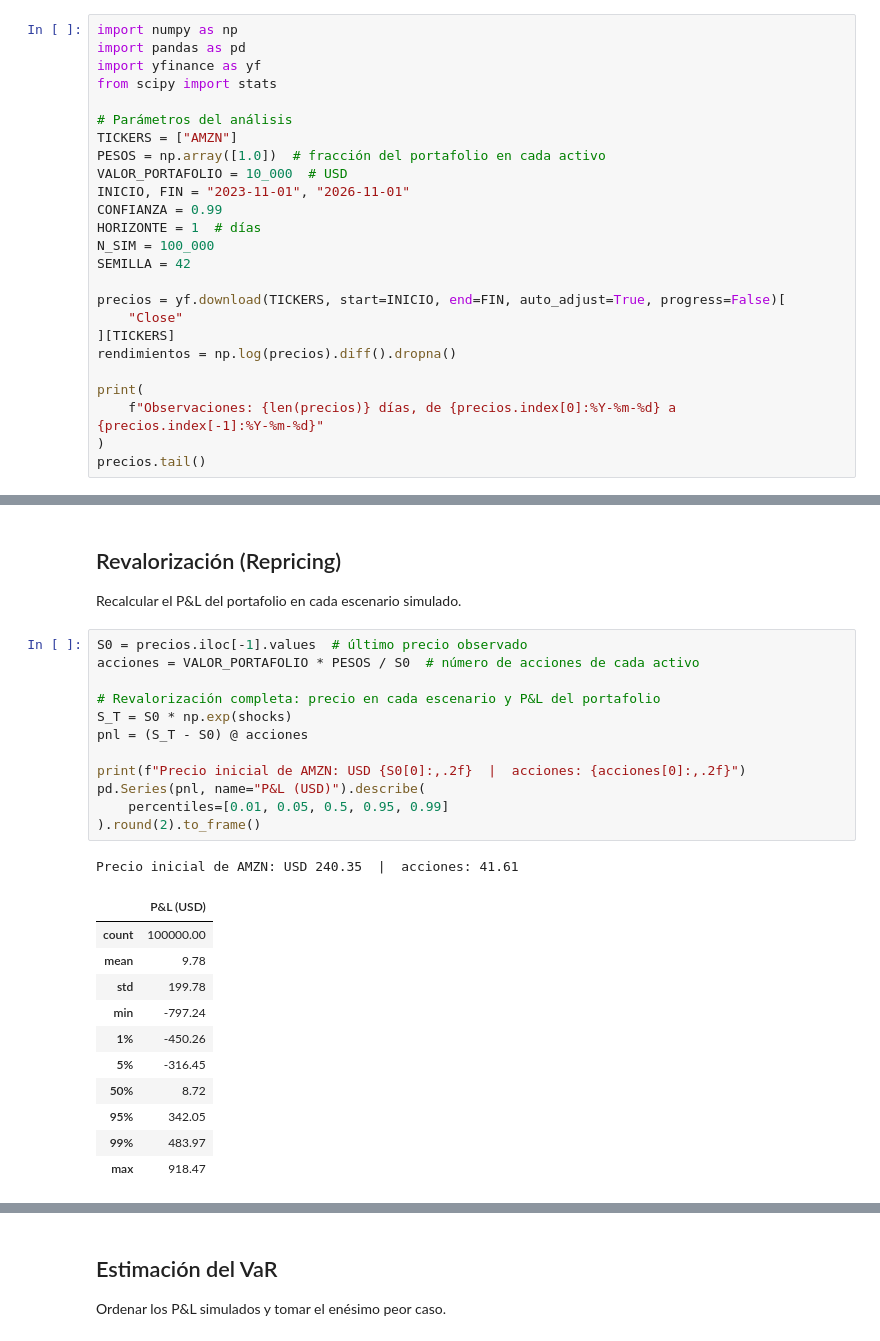
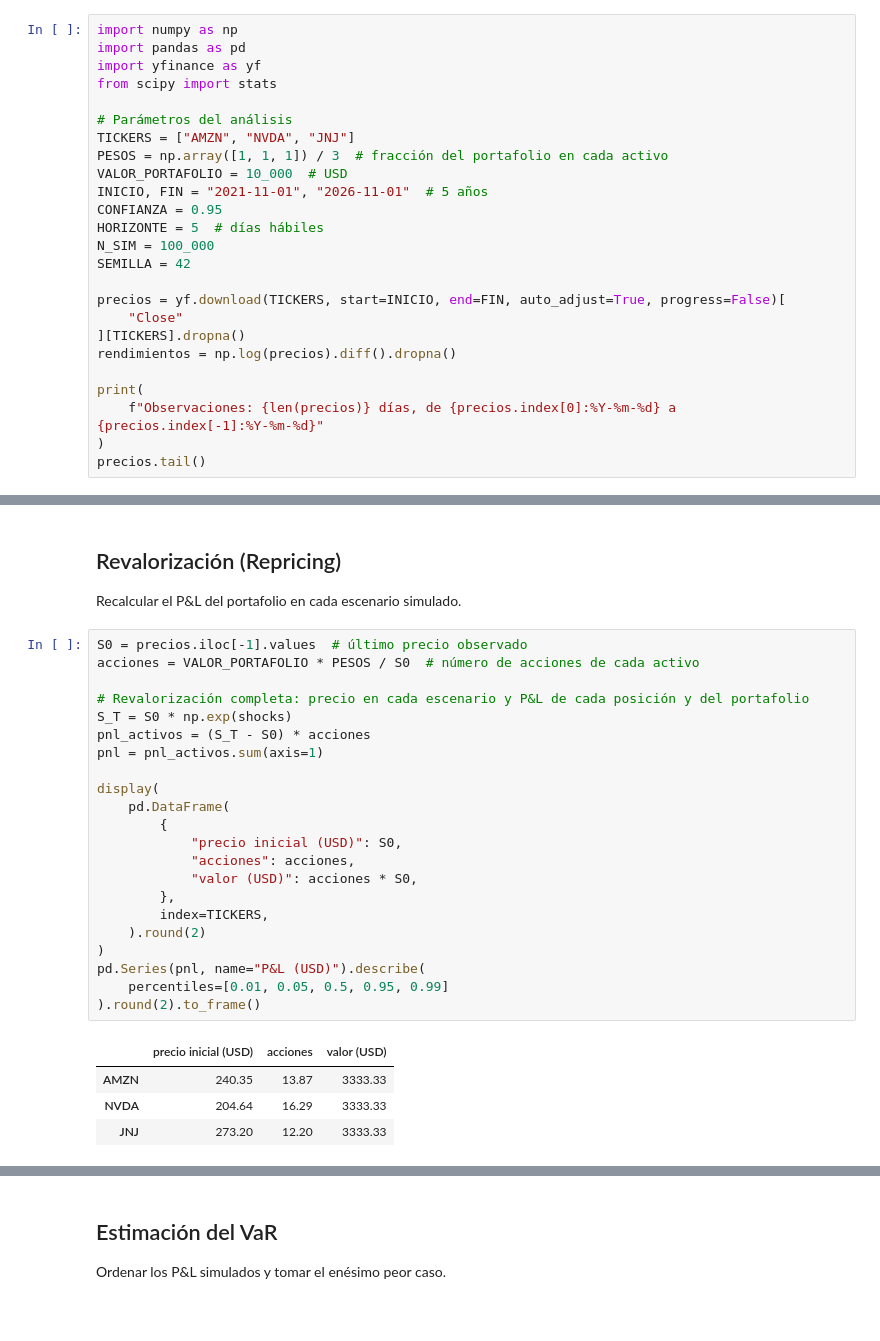
Before and after one commit to josgarciave/montecarlo-bomba-atomica-finanzas, a Jupyter notebook: notebooks/01_var.ipynb, the cells around one changed output, grey strips where cells are left out. Cells and saved outputs as stored; diff of their text form; blank space fills up the shorter version.

```diff
--- a/notebooks/01_var.ipynb
+++ b/notebooks/01_var.ipynb
@@ -24,18 +24,18 @@ import yfinance as yf
 from scipy import stats
 
 # Parámetros del análisis
-TICKERS = ["AMZN"]
-PESOS = np.array([1.0])  # fracción del portafolio en cada activo
+TICKERS = ["AMZN", "NVDA", "JNJ"]
+PESOS = np.array([1, 1, 1]) / 3  # fracción del portafolio en cada activo
 VALOR_PORTAFOLIO = 10_000  # USD
-INICIO, FIN = "2023-11-01", "2026-11-01"
-CONFIANZA = 0.99
-HORIZONTE = 1  # días
+INICIO, FIN = "2021-11-01", "2026-11-01"  # 5 años
+CONFIANZA = 0.95
+HORIZONTE = 5  # días hábiles
 N_SIM = 100_000
 SEMILLA = 42
 
 precios = yf.download(TICKERS, start=INICIO, end=FIN, auto_adjust=True, progress=False)[
     "Close"
-][TICKERS]
+][TICKERS].dropna()
 rendimientos = np.log(precios).diff().dropna()
 
 print(
@@ -211,25 +259,27 @@ Recalcular el P&L del portafolio en cada escenario simulado.
 # %%
 S0 = precios.iloc[-1].values  # último precio observado
 acciones = VALOR_PORTAFOLIO * PESOS / S0  # número de acciones de cada activo
 
-# Revalorización completa: precio en cada escenario y P&L del portafolio
+# Revalorización completa: precio en cada escenario y P&L de cada posición y del portafolio
 S_T = S0 * np.exp(shocks)
-pnl = (S_T - S0) @ acciones
+pnl_activos = (S_T - S0) * acciones
+pnl = pnl_activos.sum(axis=1)
 
-print(f"Precio inicial de AMZN: USD {S0[0]:,.2f}  |  acciones: {acciones[0]:,.2f}")
+display(
+    pd.DataFrame(
+        {
+            "precio inicial (USD)": S0,
+            "acciones": acciones,
+            "valor (USD)": acciones * S0,
+        },
+        index=TICKERS,
+    ).round(2)
+)
 pd.Series(pnl, name="P&L (USD)").describe(
     percentiles=[0.01, 0.05, 0.5, 0.95, 0.99]
 ).round(2).to_frame()
 # %% [output]
-Precio inicial de AMZN: USD 240.35  |  acciones: 41.61
-|  | P&L (USD) |
-| count | 100000.00 |
-| mean | 9.78 |
-| std | 199.78 |
-| min | -797.24 |
-| 1% | -450.26 |
-| 5% | -316.45 |
-| 50% | 8.72 |
-| 95% | 342.05 |
-| 99% | 483.97 |
-| max | 918.47 |
+|  | precio inicial (USD) | acciones | valor (USD) |
+| AMZN | 240.35 | 13.87 | 3333.33 |
+| NVDA | 204.64 | 16.29 | 3333.33 |
+| JNJ | 273.20 | 12.20 | 3333.33 |
```
Also changed, not shown: parts of 29 cells of this notebook, 10 other files.
